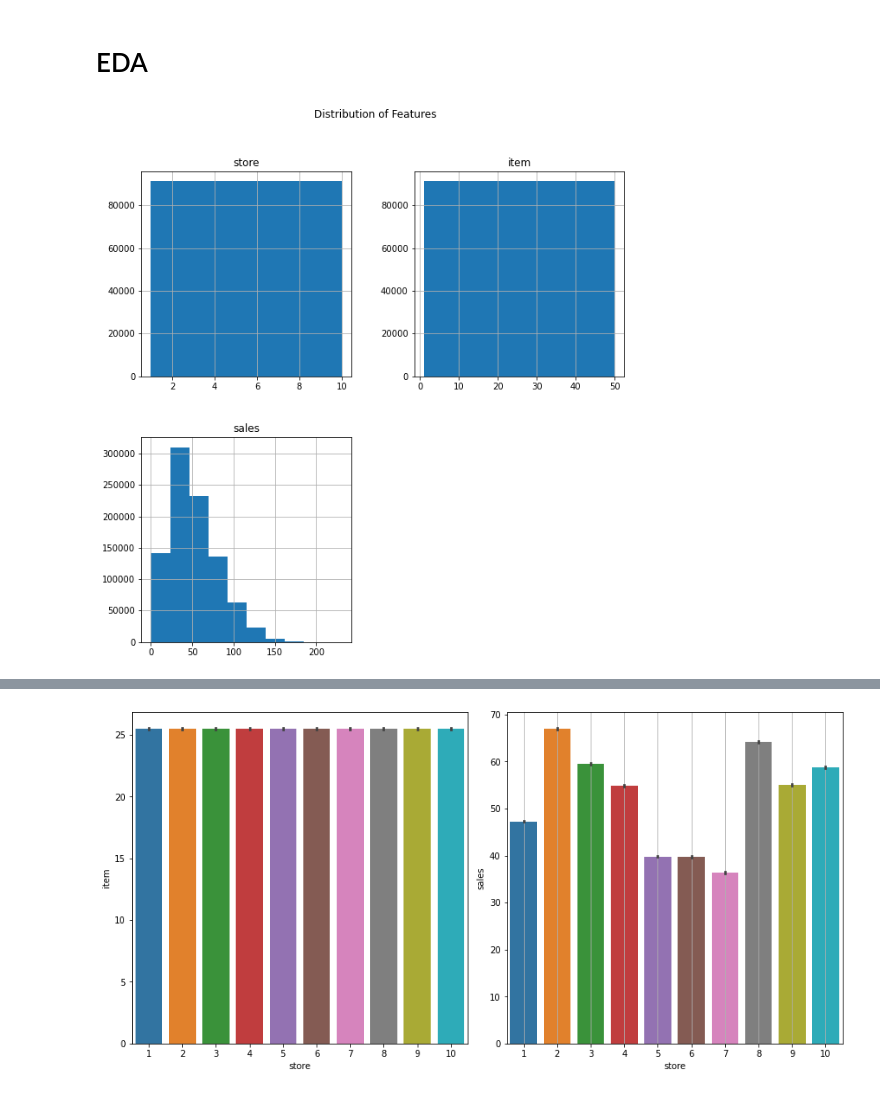
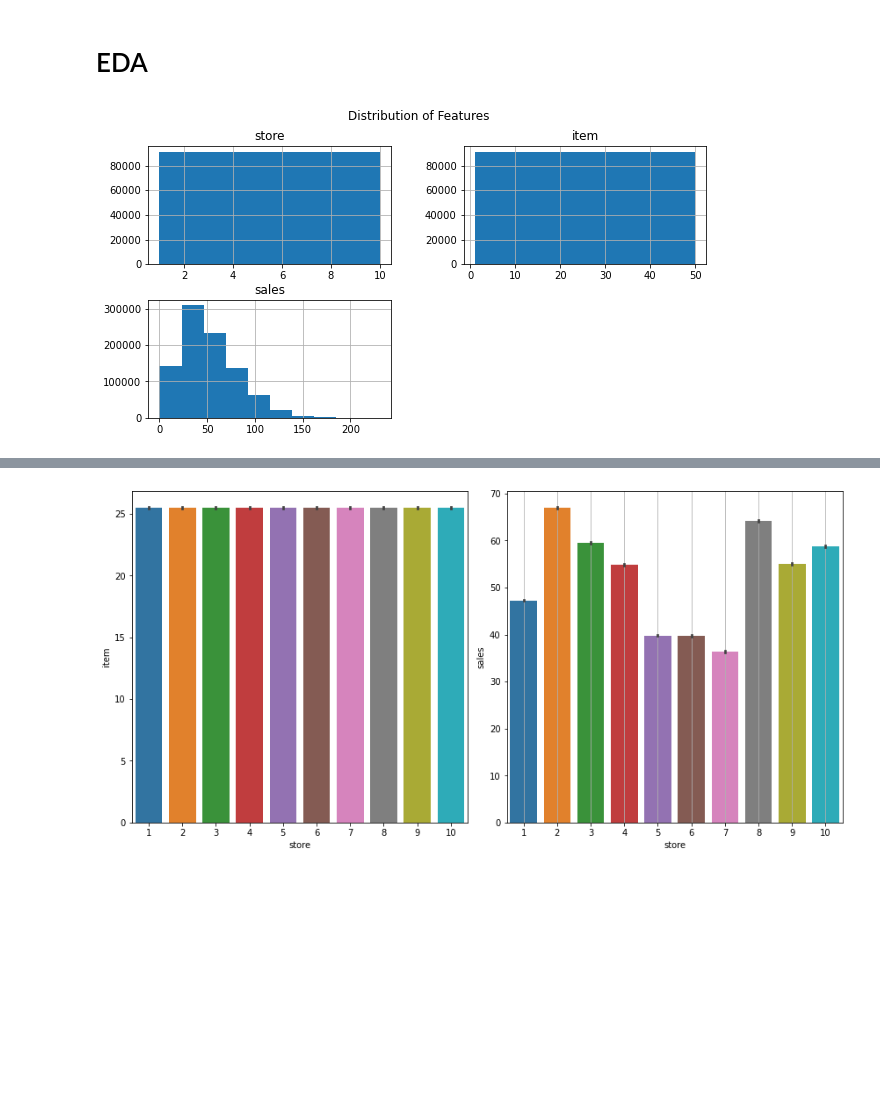
Before and after one commit to Rahulkp2102/Internship, a Jupyter notebook: Project Demand forecast.ipynb, the cells around one changed output, grey strips where cells are left out. Saved outputs shown, nothing was run; the diff lists cells and outputs as text; code cells hidden in the pictures; blank space fills up the shorter version.

```diff
--- a/Project Demand forecast.ipynb
+++ b/Project Demand forecast.ipynb
@@ -236,9 +236,9 @@ duplicate.shape
 # %% [markdown]
 # EDA
 # %%
-train_data.hist(figsize=(10,10))
+train_data.hist(figsize=(10,5))
 plt.suptitle('Distribution of Features')
 plt.show()
 # %% [output]
-[figure, old version]
+[figure, new version]
 # %%
```
Also changed, not shown: parts of 12 cells of this notebook.
